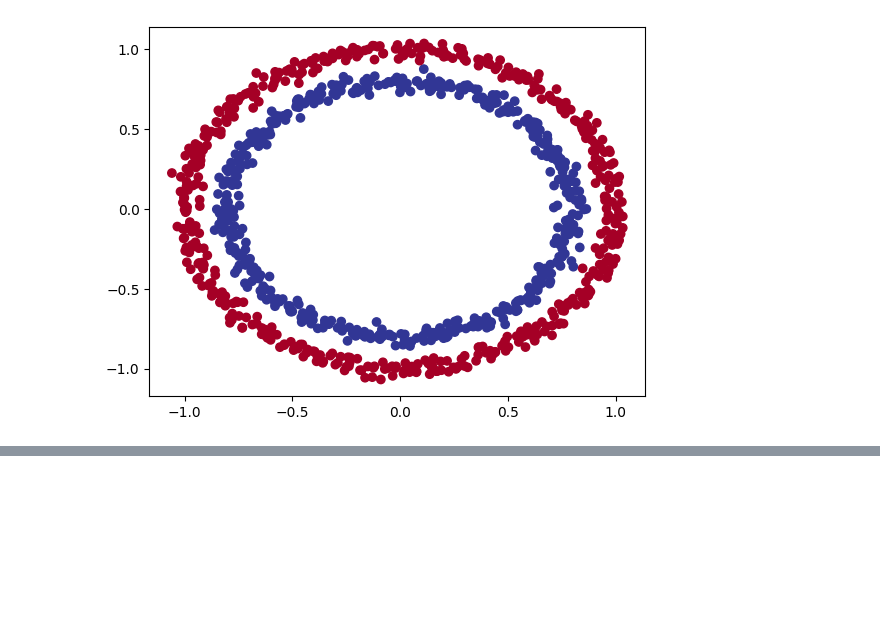
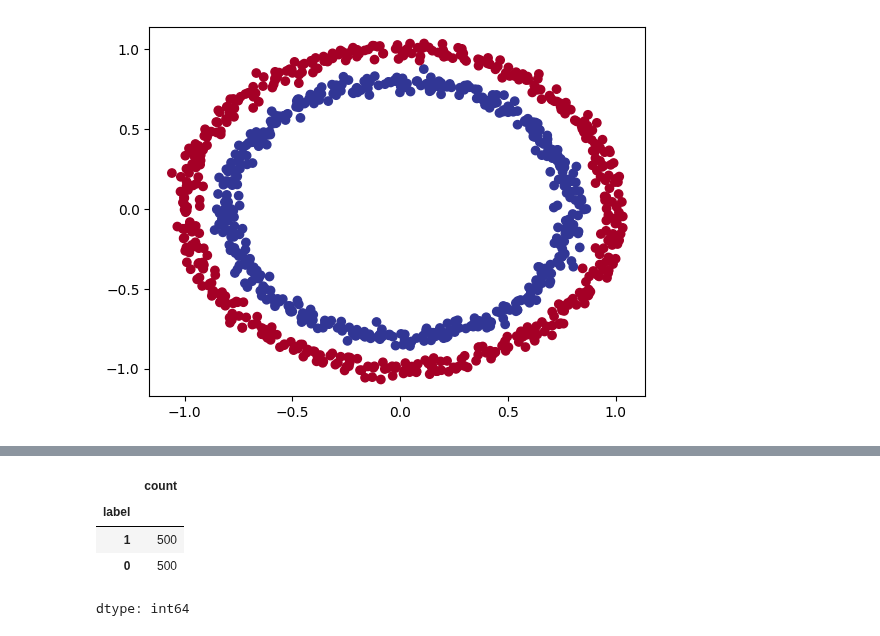
Before and after one commit to MahdadGhasemian/ai-lab, a Jupyter notebook: colab-notebooks/02_neural_network_classification_in_tensorflow.ipynb, the cells around one changed output, grey strips where cells are left out. Cells and saved outputs as stored; diff of their text form; code cells hidden in the pictures; blank space fills up the shorter version.

```diff
--- a/colab-notebooks/02_neural_network_classification_in_tensorflow.ipynb
+++ b/colab-notebooks/02_neural_network_classification_in_tensorflow.ipynb
@@ -73,0 +172,8 @@ plt.scatter(X[:, 0], X[:, 1], c=y, cmap=plt.cm.RdYlBu);
+# %%
+circles["label"].value_counts()
+# %% [output]
+|  | count |
+| label |  |
+| 1 | 500 |
+| 0 | 500 |
+dtype: int64
```
Also changed, not shown: parts of 14 cells of this notebook.
